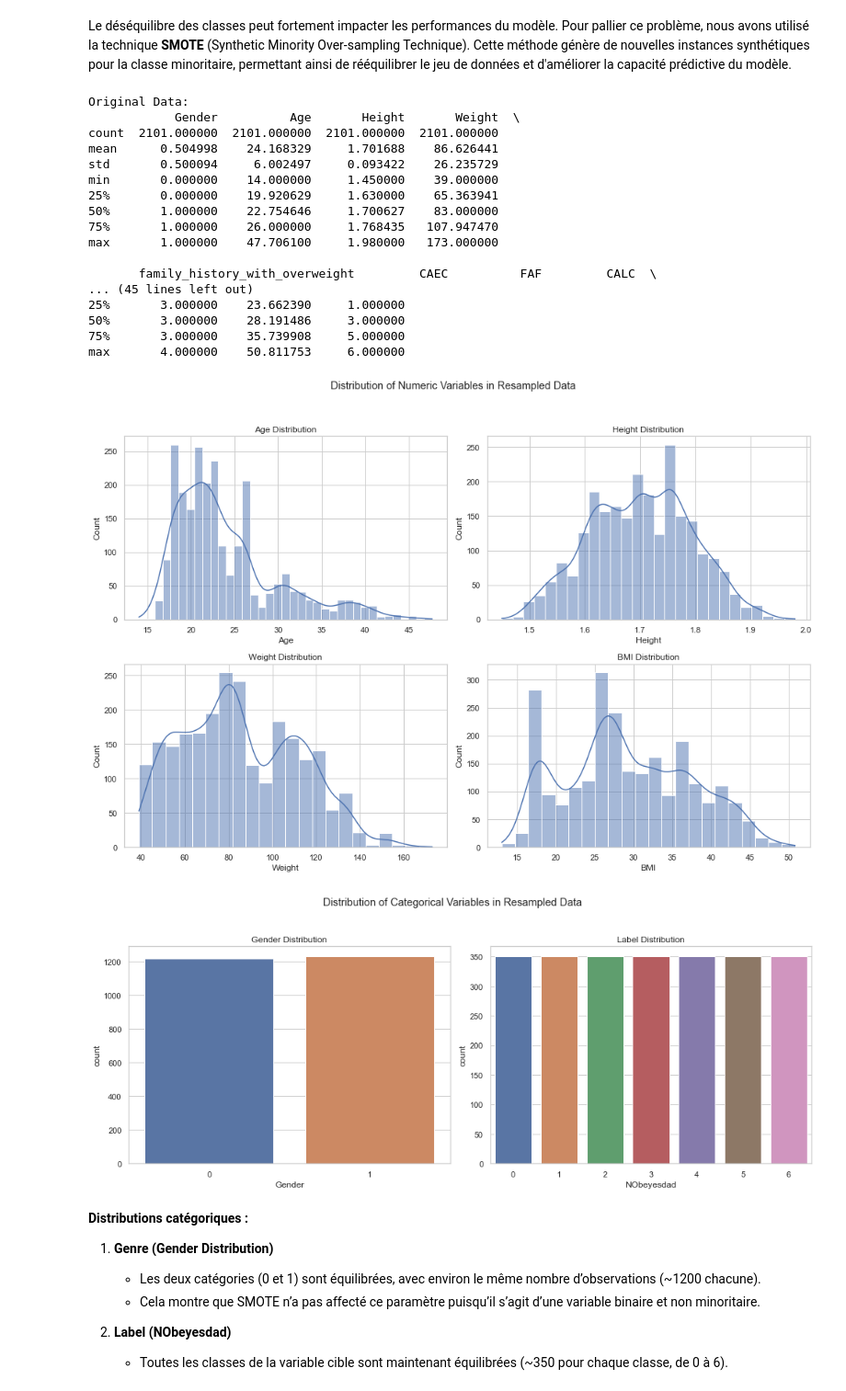
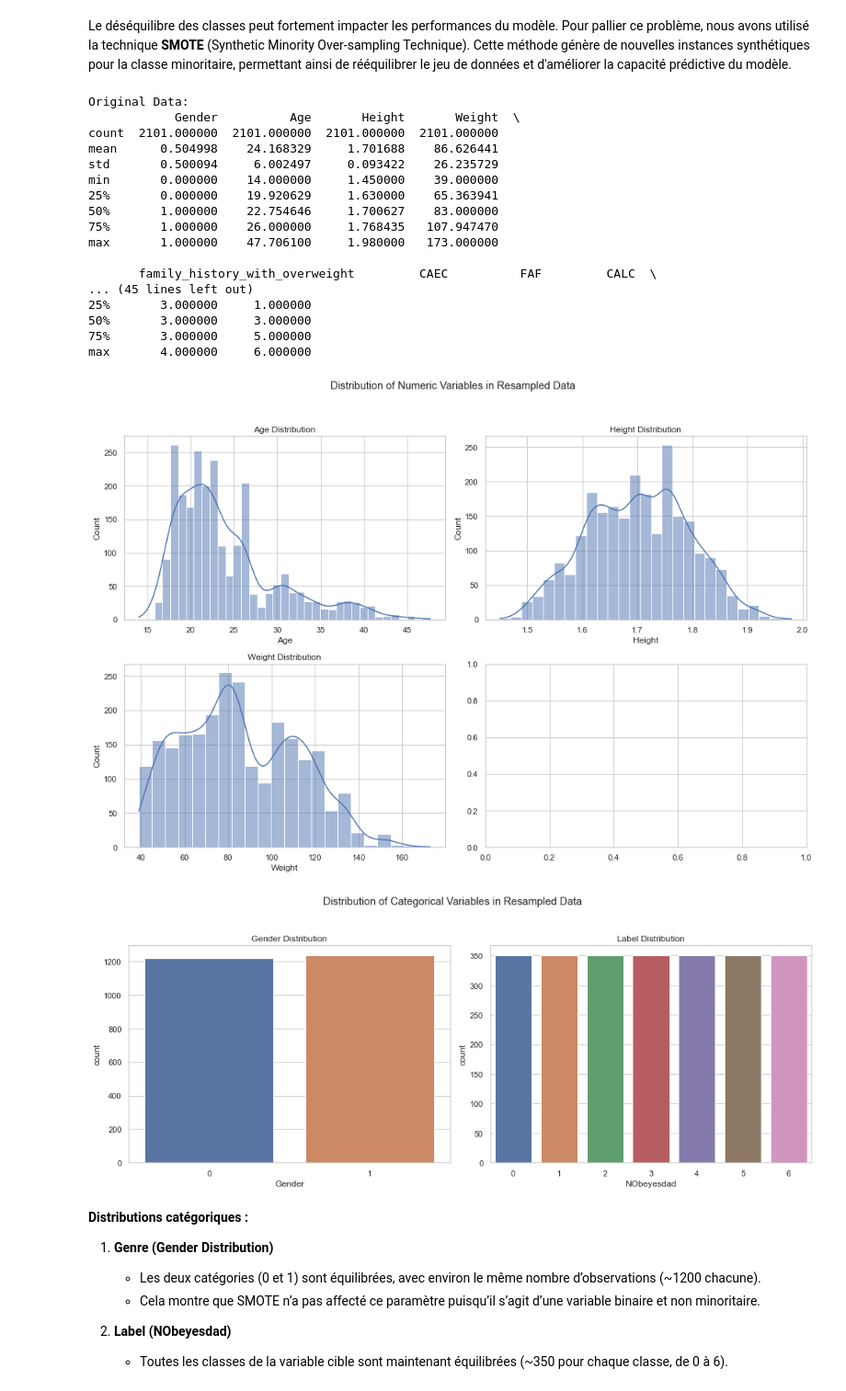
Before and after one commit to JusteOgodja/Coding_week, a Jupyter notebook: Notebook/Final.ipynb, the cells around one changed output. Shown at 92% size. Drawn from its saved outputs; the diff is of its cells as text; code cells hidden in the pictures.

```diff
--- a/Notebook/Final.ipynb
+++ b/Notebook/Final.ipynb
@@ -679,43 +679,40 @@ axes[0, 1].set_title('Height Distribution')
 sns.histplot(df_resampled['Weight'], kde=True, ax=axes[1, 0])
 axes[1, 0].set_title('Weight Distribution')
 
-sns.histplot(df_resampled['BMI'], kde=True, ax=axes[1, 1])
-axes[1, 1].set_title('BMI Distribution')
-
 plt.tight_layout(rect=[0, 0.03, 1, 0.95])
 plt.show()
 
 # Bar Plot for Categorical Variables
 fig, axes = plt.subplots(1, 2, figsize=(14, 6))
 fig.suptitle('Distribution of Categorical Variables in Resampled Data')
 
 sns.countplot(data=df_resampled, x='Gender', ax=axes[0])
 axes[0].set_title('Gender Distribution')
 
 sns.countplot(data=df_resampled, x='NObeyesdad', ax=axes[1])
 axes[1].set_title('Label Distribution')
 
 plt.tight_layout(rect=[0, 0.03, 1, 0.95])
 plt.show()
 # %% [output]
 Original Data:
             Gender          Age       Height       Weight  \
 count  2101.000000  2101.000000  2101.000000  2101.000000
 mean      0.504998    24.168329     1.701688    86.626441
 std       0.500094     6.002497     0.093422    26.235729
 min       0.000000    14.000000     1.450000    39.000000
 25%       0.000000    19.920629     1.630000    65.363941
 50%       1.000000    22.754646     1.700627    83.000000
 75%       1.000000    26.000000     1.768435   107.947470
 max       1.000000    47.706100     1.980000   173.000000
 
        family_history_with_overweight         CAEC          FAF         CALC  \
 ... (45 lines left out)
-25%       3.000000    23.662390     1.000000
-50%       3.000000    28.191486     3.000000
-75%       3.000000    35.739908     5.000000
-max       4.000000    50.811753     6.000000
+25%       3.000000     1.000000
+50%       3.000000     3.000000
+75%       3.000000     5.000000
+max       4.000000     6.000000
-[figure, old version]
+[figure, new version]
 [figure]
 # %% [markdown]
 **Distributions catégoriques :**
```
Also changed, not shown: parts of 18 cells of this notebook, 19 other files.
